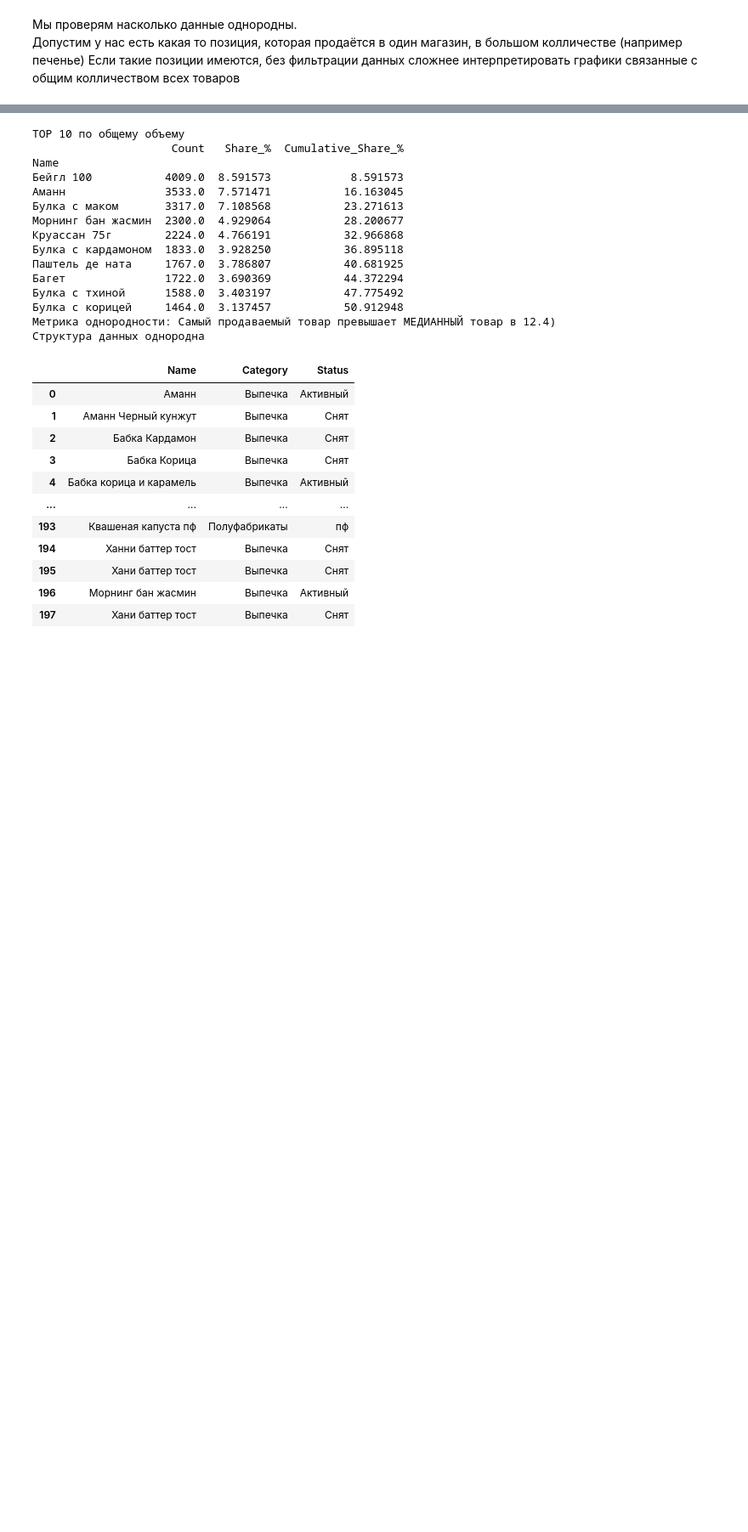
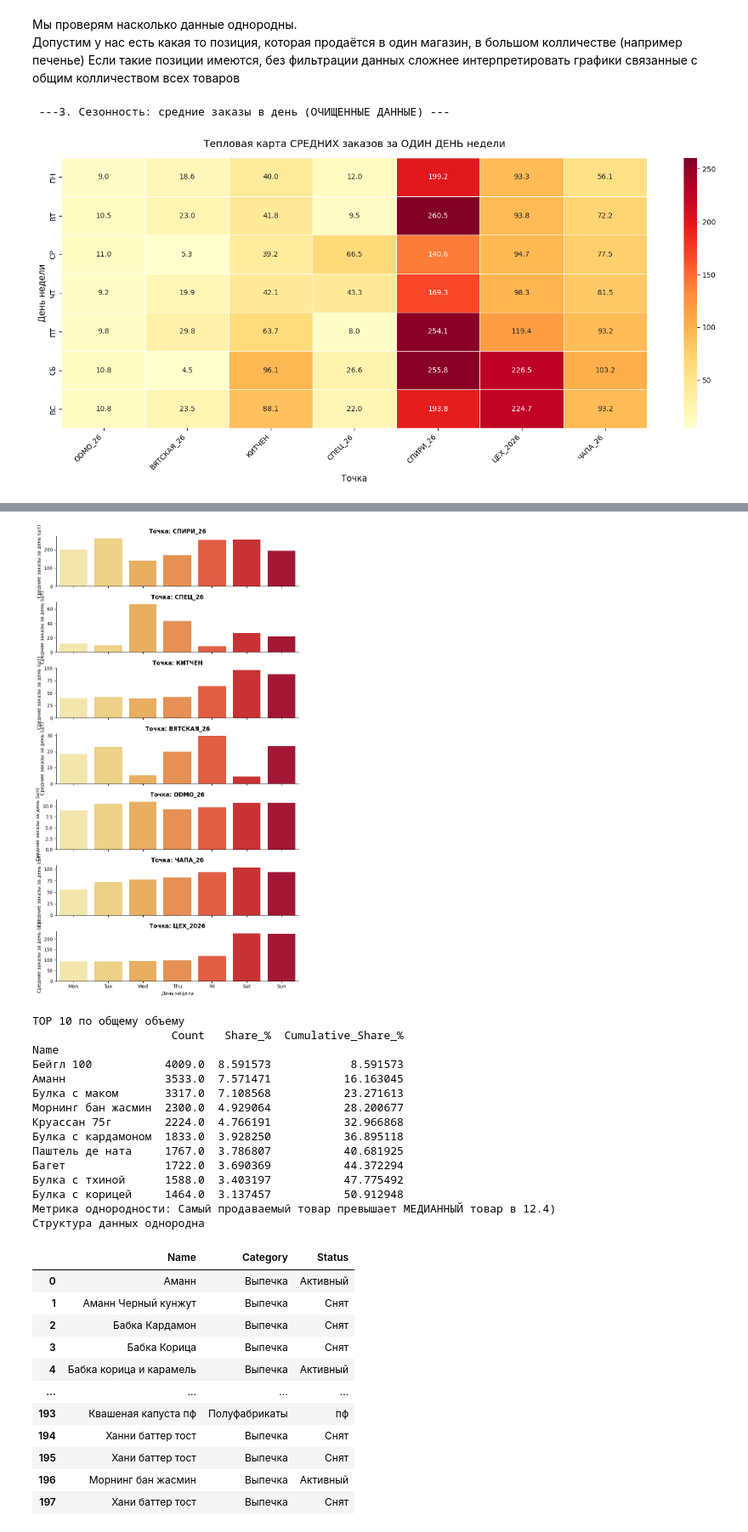
Before and after one commit to klopp2001/dna_analysis_summer, a Jupyter notebook: analysis_2026.ipynb, the cells around one changed output, grey strips where cells are left out. Shown at 85% size. Saved outputs shown, nothing was run; the diff lists cells and outputs as text; code cells hidden in the pictures; blank space fills up the shorter version.

```diff
--- a/analysis_2026.ipynb
+++ b/analysis_2026.ipynb
@@ -269,3 +233,77 @@ Passing `palette` without assigning `hue` is deprecated and will be removed in v
 Мы проверям насколько данные однородны.
 Допустим у нас есть какая то позиция, которая продаётся в один магазин, в большом колличестве (например печенье)
 Если такие позиции имеются, без фильтрации данных сложнее интерпретировать графики связанные с общим колличеством всех товаров
+# %%
+import numpy as np
+import pandas as pd
+import seaborn as sns
+import matplotlib.pyplot as plt
+
+print(" ---3. Сезонность: средние заказы в день (ОЧИЩЕННЫЕ ДАННЫЕ) ---")
+
+# 1. Сначала схлопываем данные до точной СУММЫ продаж за каждый конкретный день календарной даты
+# Это превратит кучу мелких строк-чеков в одну строчку для каждой даты и точки
+daily_sales = df_2026.groupby(['Point', 'Date'])['Count'].sum().reset_index()
+
+# 2. Очищаем от технических нулей (твои 185 штук), чтобы закрытые дни не занижали среднее
+daily_sales['Count'] = daily_sales['Count'].replace(0, np.nan)
+
+# 3. Добавляем день недели на основе даты
+daily_sales['Day_of_week'] = daily_sales['Date'].dt.day_name()
+
+
+# --- ЧАСТЬ 1. ПОДГОТОВКА СВОДНОЙ ТАБЛИЦЫ ДЛЯ ХИТМАПА ---
+# Теперь считаем СРЕДНЕЕ арифметическое за день недели
+weekly_pattern = daily_sales.pivot_table(
+    index='Day_of_week',
+    columns='Point',
+    values='Count',
+    aggfunc='mean'
+).reindex(['Monday', 'Tuesday', 'Wednesday', 'Thursday', 'Friday', 'Saturday', 'Sunday'])
+
+# Переименовываем дни в короткий русский формат
+short_days_ru = {
+    'Monday': 'ПН', 'Tuesday': 'ВТ', 'Wednesday': 'СР', 'Thursday': 'ЧТ',
+    'Friday': 'ПТ', 'Saturday': 'СБ', 'Sunday': 'ВС'
+}
+weekly_pattern.index = weekly_pattern.index.map(short_days_ru)
+
+
+# --- ЧАСТЬ 2. ПОДГОТОВКА ДАННЫХ ДЛЯ СТОЛБИКОВ (FACETGRID) ---
+# На основе тех же правильных данных делаем датафрейм для графиков
+df_grouped = daily_sales.groupby(['Point', 'Day_of_week'])['Count'].mean().reset_index()
+
+# Переименовываем в английские короткие (как у тебя было на графиках)
+short_days_en = {
+    'Monday': 'Mon', 'Tuesday': 'Tue', 'Wednesday': 'Wed',
+    'Thursday': 'Thu', 'Friday': 'Fri', 'Saturday': 'Sat', 'Sunday': 'Sun'
+}
+df_grouped['Day_of_week'] = df_grouped['Day_of_week'].map(short_days_en)
+
+day_order = ['Mon', 'Tue', 'Wed', 'Thu', 'Fri', 'Sat', 'Sun']
+df_grouped['Day_of_week'] = pd.Categorical(df_grouped['Day_of_week'], categories=day_order, ordered=True)
+df_grouped = df_grouped.sort_values('Day_of_week')
+
+
+# --- ЧАСТЬ 3. ОТРИСОВКА ГРАФИКОВ ---
+
+# График 1: Правильная тепловая карта
+plt.figure(figsize=(15, 7))
+sns.heatmap(weekly_pattern, annot=True, fmt='.1f', cmap='YlOrRd', linewidths=0.5)
+plt.title('Тепловая карта СРЕДНИХ заказов за ОДИН ДЕНЬ недели', fontsize=14, pad=15)
+plt.ylabel('День недели', fontsize=12)
+plt.xlabel('Точка', fontsize=12)
+plt.xticks(rotation=45, ha='right')
+plt.tight_layout()
+plt.show()
+
+# График 2: Правильные столбики по точкам
+g = sns.FacetGrid(df_grouped, row="Point", aspect=4, height=2, sharey=False)
+g.map_dataframe(sns.barplot, x="Day_of_week", y="Count", palette="YlOrRd")
+g.set_titles(row_template="Точка: {row_name}", size=12, weight='bold')
+g.set_axis_labels("День недели", "Средние заказы за день (шт)")
+plt.tight_layout()
+plt.show()
+# %% [output]
+ ---3. Сезонность: средние заказы в день (ОЧИЩЕННЫЕ ДАННЫЕ) ---
+[figure, added]
@@ -272,3 +327,4 @@ Passing `palette` without assigning `hue` is deprecated and will be removed in v
+[figure, added]
 # %%
 product_totals = df_2026.groupby('Name')['Count'].sum().sort_values(ascending=False).to_frame()
 
```
Also changed, not shown: parts of 15 cells of this notebook, 1 other file.
